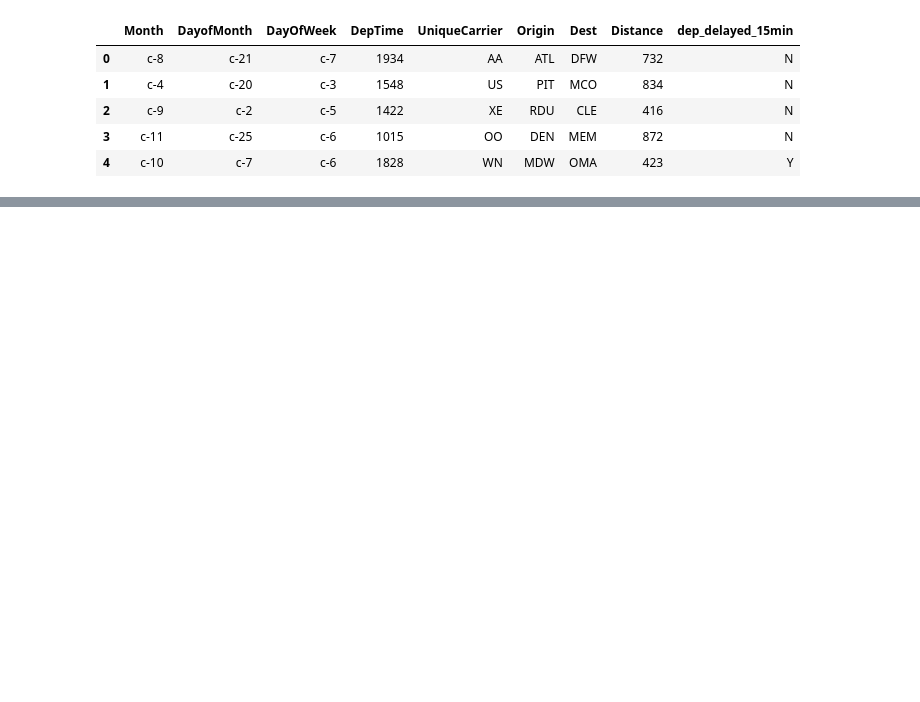
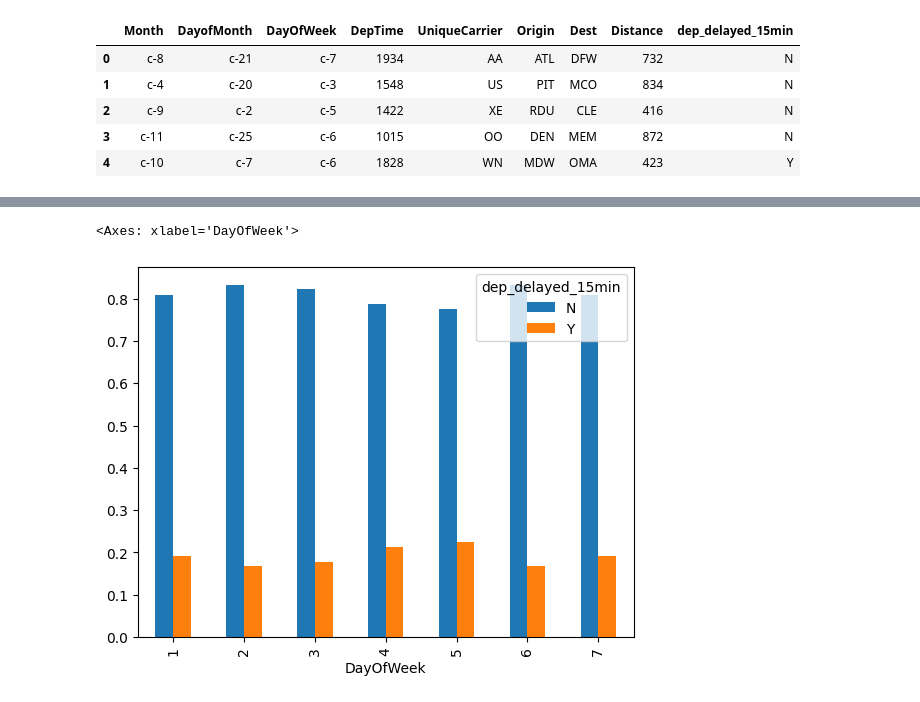
Before and after one commit to MatteoFasulo/BayesianHeartDisease, a Jupyter notebook: notebook.ipynb, the cells around one changed output, grey strips where cells are left out. Drawn from its saved outputs; the diff is of its cells as text; code cells hidden in the pictures; blank space fills up the shorter version.

```diff
--- a/notebook.ipynb
+++ b/notebook.ipynb
@@ -13,0 +79,15 @@ df.head()
+# %%
+airports = airportsdata.load('IATA')
+# %%
+def get_airport_location(airport_code):
+    try:
+        iata_code = airports[airport_code]['subd']
+    except KeyError:
+        if airport_code == 'PFN':
+            iata_code = 'Florida'
+        else:
+            iata_code = 'Unknown'
+    return iata_code
+# %%
+df['Origin'] = data['Origin'].apply(lambda x: get_airport_location(x))
+df['Dest'] = data['Dest'].apply(lambda x: get_airport_location(x))
@@ -13,0 +103,6 @@ df.head()
+# %%
+df[['DayOfWeek', 'dep_delayed_15min']].groupby(
+    'DayOfWeek').value_counts(normalize=True).unstack().plot(kind='bar', stacked=False)
+# %% [output]
+<Axes: xlabel='DayOfWeek'>
+[figure, added]
```
Also changed, not shown: parts of 36 cells of this notebook, 1 other file.
